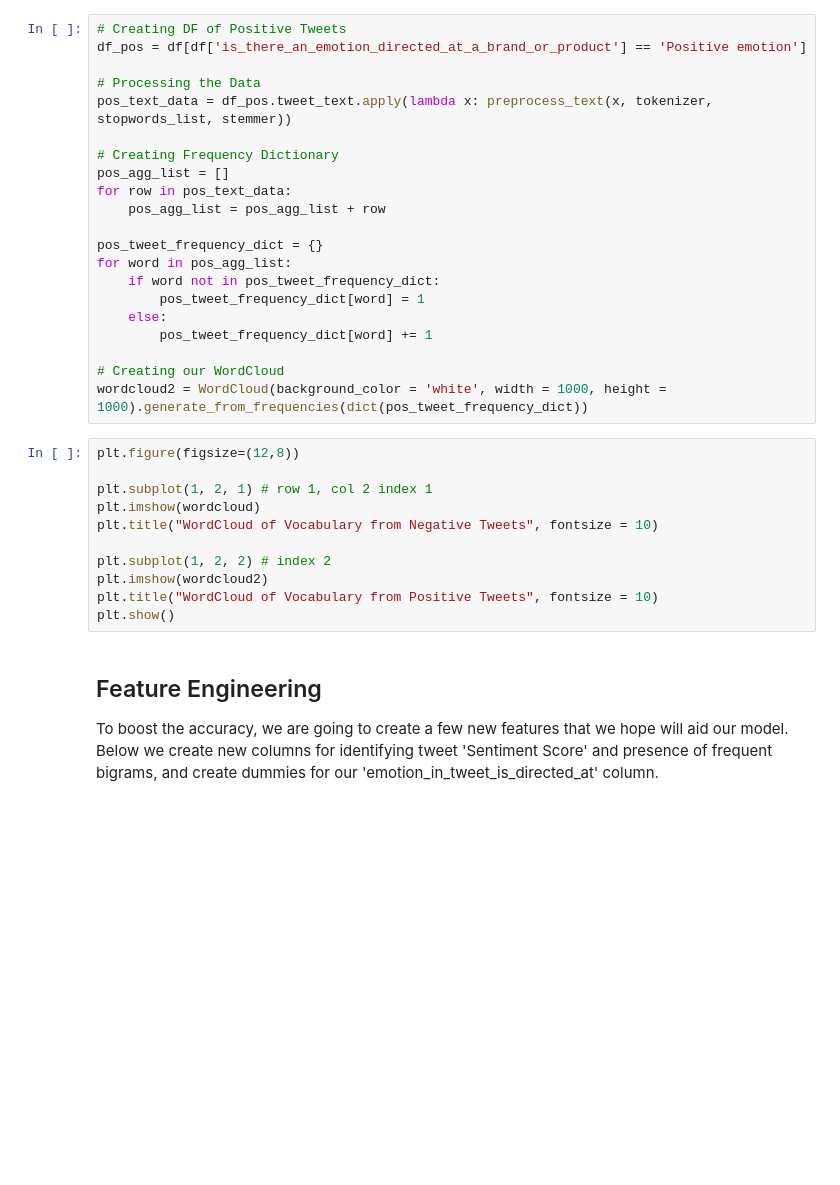
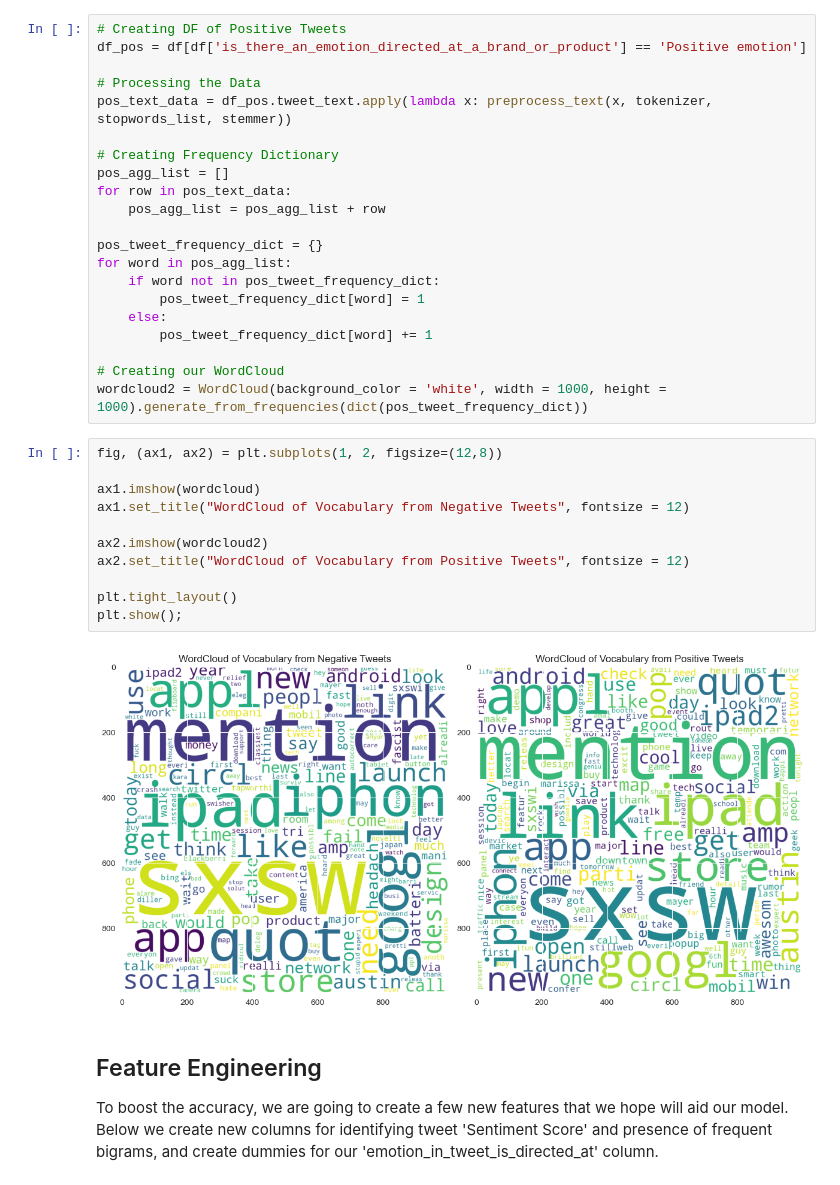
Before and after one commit to SeamusW/NLP-Tweet-Emotions, a Jupyter notebook: EDA, Processing, and Feature Engineering - Twitter Sentiment Analysis Project.ipynb, the cells around one changed output. Saved outputs shown, nothing was run; the diff lists cells and outputs as text; blank space fills up the shorter version.

```diff
--- a/EDA, Processing, and Feature Engineering - Twitter Sentiment Analysis Project.ipynb
+++ b/EDA, Processing, and Feature Engineering - Twitter Sentiment Analysis Project.ipynb
@@ -194,16 +194,18 @@ for word in pos_agg_list:
 # Creating our WordCloud
 wordcloud2 = WordCloud(background_color = 'white', width = 1000, height = 1000).generate_from_frequencies(dict(pos_tweet_frequency_dict))
 # %%
-plt.figure(figsize=(12,8))
+fig, (ax1, ax2) = plt.subplots(1, 2, figsize=(12,8))
 
-plt.subplot(1, 2, 1) # row 1, col 2 index 1
-plt.imshow(wordcloud)
-plt.title("WordCloud of Vocabulary from Negative Tweets", fontsize = 10)
+ax1.imshow(wordcloud)
+ax1.set_title("WordCloud of Vocabulary from Negative Tweets", fontsize = 12)
 
-plt.subplot(1, 2, 2) # index 2
-plt.imshow(wordcloud2)
-plt.title("WordCloud of Vocabulary from Positive Tweets", fontsize = 10)
-plt.show()
+ax2.imshow(wordcloud2)
+ax2.set_title("WordCloud of Vocabulary from Positive Tweets", fontsize = 12)
+
+plt.tight_layout()
+plt.show();
+# %% [output]
+[figure, added]
 # %% [markdown]
 ## Feature Engineering
 To boost the accuracy, we are going to create a few new features that we hope will aid our model.  Below we create new columns for identifying tweet 'Sentiment Score' and presence of frequent bigrams, and create dummies for our 'emotion_in_tweet_is_directed_at' column.
```
Also changed, not shown: 2 other files.
